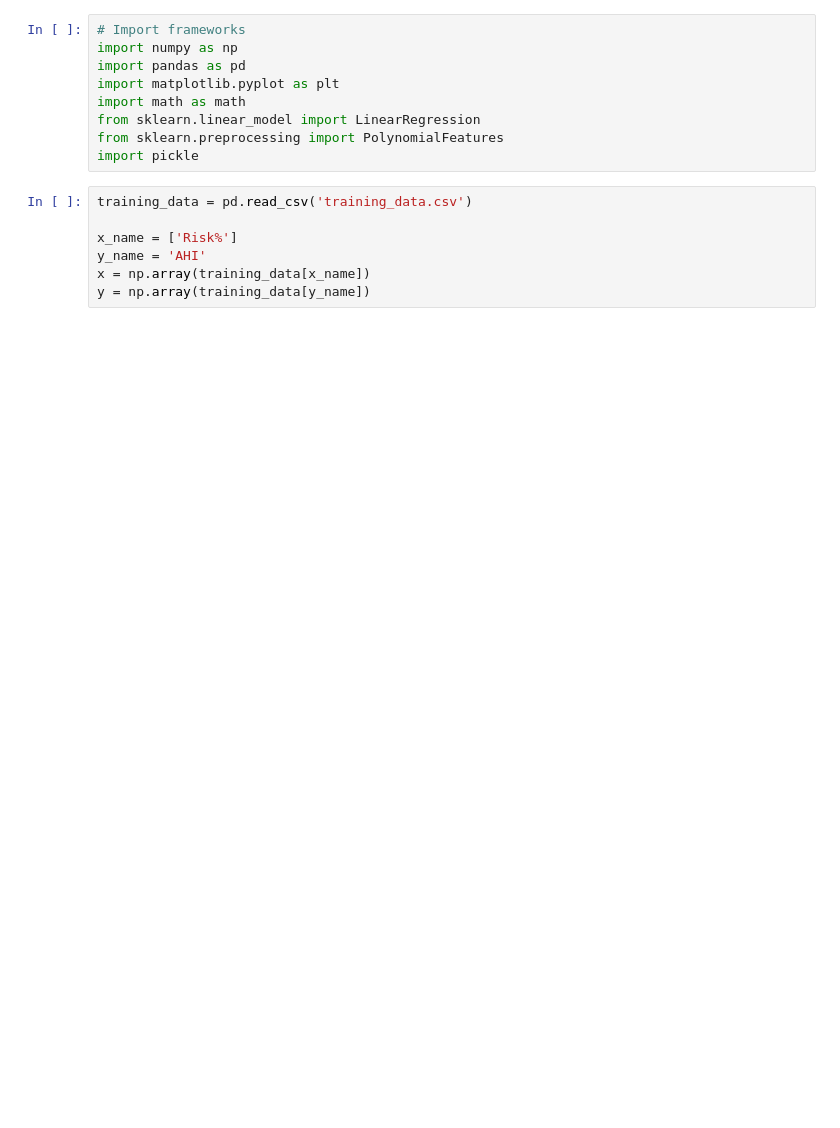
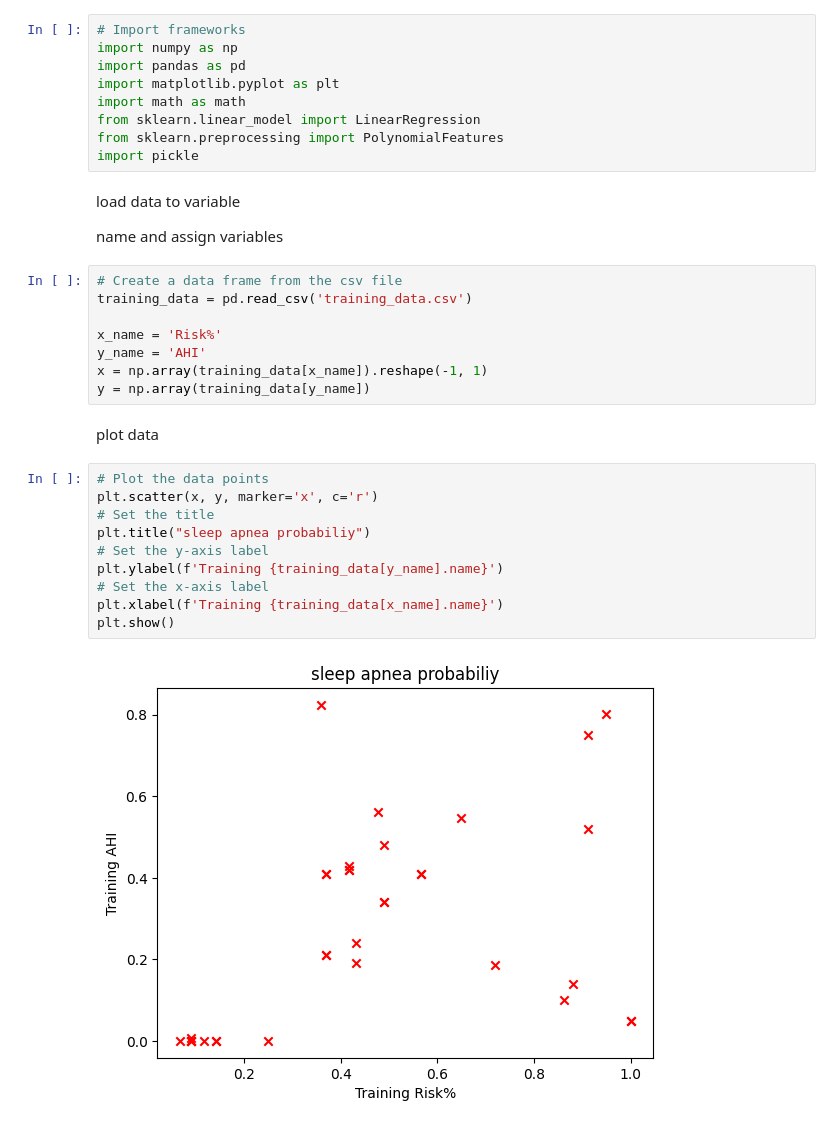
Before and after one commit to Dek21a1/SE-HSC-task-2, a Jupyter notebook: model_development/model_training.ipynb, the cells around one changed output. Drawn from its saved outputs; the diff is of its cells as text; blank space fills up the shorter version.

```diff
--- a/model_development/model_training.ipynb
+++ b/model_development/model_training.ipynb
@@ -25,10 +33,29 @@ import math as math
 from sklearn.linear_model import LinearRegression
 from sklearn.preprocessing import PolynomialFeatures
 import pickle
+# %% [markdown]
+load data to variable
+
+name and assign variables
 # %%
+# Create a data frame from the csv file
 training_data = pd.read_csv('training_data.csv')
 
-x_name = ['Risk%']
+x_name = 'Risk%'
 y_name = 'AHI'
-x = np.array(training_data[x_name])
+x = np.array(training_data[x_name]).reshape(-1, 1)
 y = np.array(training_data[y_name])
+# %% [markdown]
+plot data
+# %%
+# Plot the data points
+plt.scatter(x, y, marker='x', c='r')
+# Set the title
+plt.title("sleep apnea probabiliy")
+# Set the y-axis label
+plt.ylabel(f'Training {training_data[y_name].name}')
+# Set the x-axis label
+plt.xlabel(f'Training {training_data[x_name].name}')
+plt.show()
+# %% [output]
+[figure, added]
```
Also changed, not shown: parts of 16 cells of this notebook, 10 other files.
